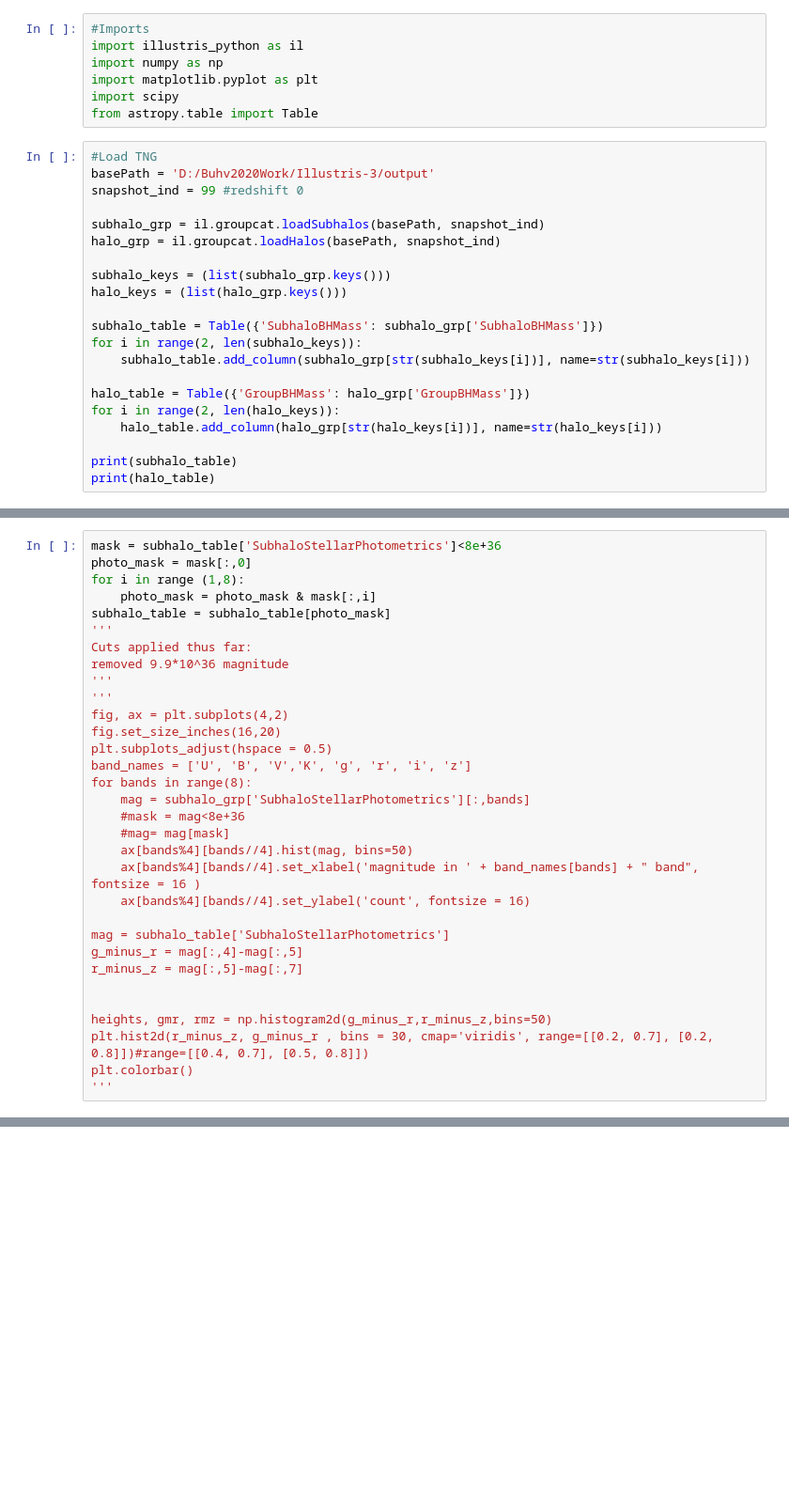
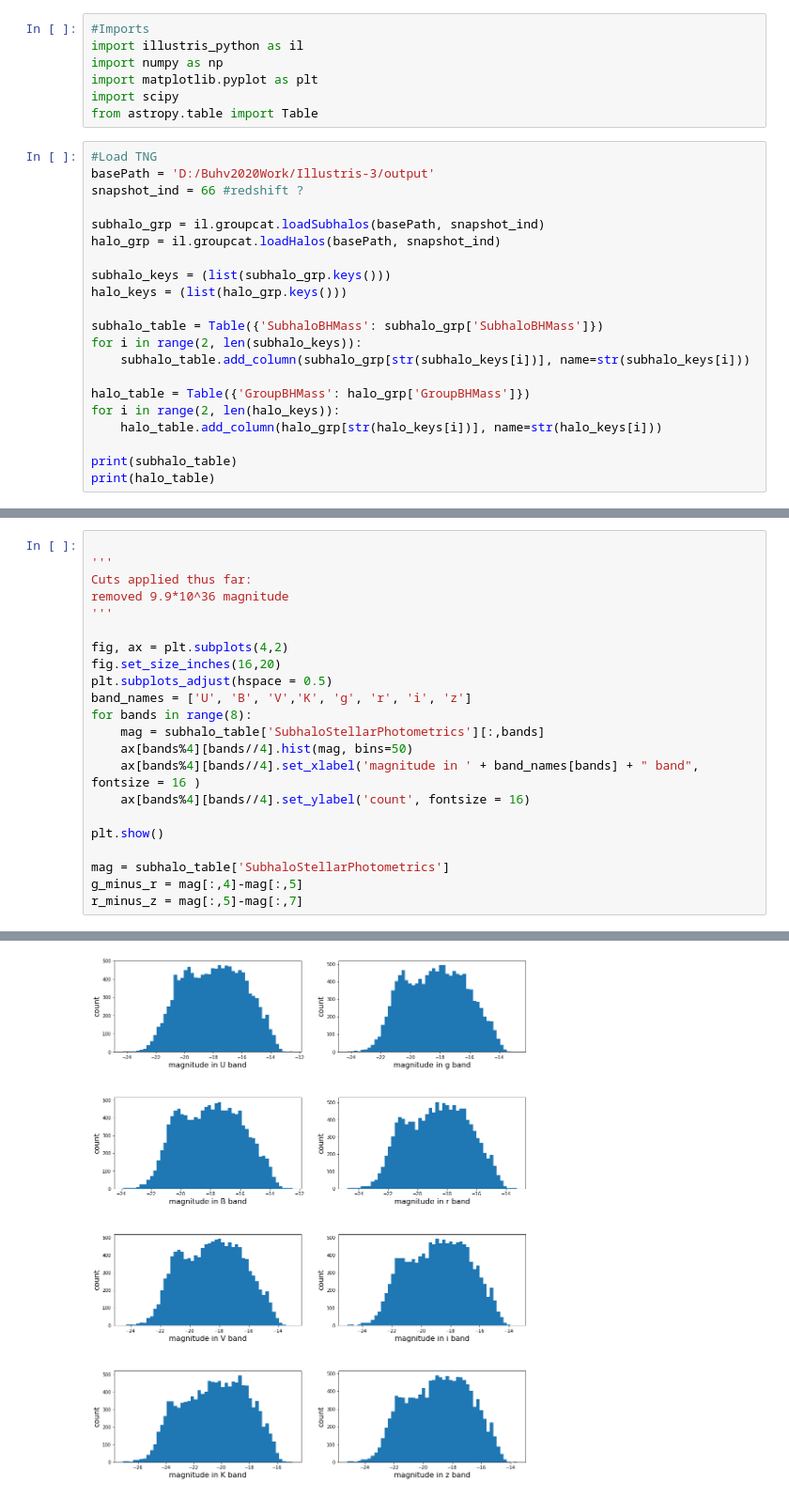
Before and after one commit to hereami321/IllustrisGalaxyAnalysis, a Jupyter notebook: Color Plots IllustrisTNG.ipynb, the cells around one changed output, grey strips where cells are left out. Shown: that part at 94% size. Cells and saved outputs as stored; diff of their text form; blank space fills up the shorter version.

```diff
--- a/Color Plots IllustrisTNG.ipynb
+++ b/Color Plots IllustrisTNG.ipynb
@@ -8,7 +8,7 @@ from astropy.table import Table
 # %%
 #Load TNG
 basePath = 'D:/Buhv2020Work/Illustris-3/output'
-snapshot_ind = 99 #redshift 0
+snapshot_ind = 66 #redshift ?
 
 subhalo_grp = il.groupcat.loadSubhalos(basePath, snapshot_ind)
 halo_grp = il.groupcat.loadHalos(basePath, snapshot_ind)
@@ -50,33 +112,23 @@ Length = 124773 rows
 # %%
-mask = subhalo_table['SubhaloStellarPhotometrics']<8e+36
-photo_mask = mask[:,0]
-for i in range (1,8):
-    photo_mask = photo_mask & mask[:,i]
-subhalo_table = subhalo_table[photo_mask]
+
 '''
 Cuts applied thus far:
 removed 9.9*10^36 magnitude
 '''
-'''
+
 fig, ax = plt.subplots(4,2)
 fig.set_size_inches(16,20)
 plt.subplots_adjust(hspace = 0.5)
 band_names = ['U', 'B', 'V','K', 'g', 'r', 'i', 'z']
 for bands in range(8):
-    mag = subhalo_grp['SubhaloStellarPhotometrics'][:,bands]
-    #mask = mag<8e+36
-    #mag= mag[mask]
+    mag = subhalo_table['SubhaloStellarPhotometrics'][:,bands]
     ax[bands%4][bands//4].hist(mag, bins=50)
     ax[bands%4][bands//4].set_xlabel('magnitude in ' + band_names[bands] + " band", fontsize = 16 )
     ax[bands%4][bands//4].set_ylabel('count', fontsize = 16)
 
+plt.show()
+
 mag = subhalo_table['SubhaloStellarPhotometrics']
 g_minus_r = mag[:,4]-mag[:,5]
 r_minus_z = mag[:,5]-mag[:,7]
-
-
-heights, gmr, rmz = np.histogram2d(g_minus_r,r_minus_z,bins=50)
-plt.hist2d(r_minus_z, g_minus_r , bins = 30, cmap='viridis', range=[[0.2, 0.7], [0.2, 0.8]])#range=[[0.4, 0.7], [0.5, 0.8]])
-plt.colorbar()
-'''
 # %% [output]
@@ -83,0 +135 @@ plt.colorbar()
+[figure, added]
```
Also changed, not shown: parts of 6 cells of this notebook.
